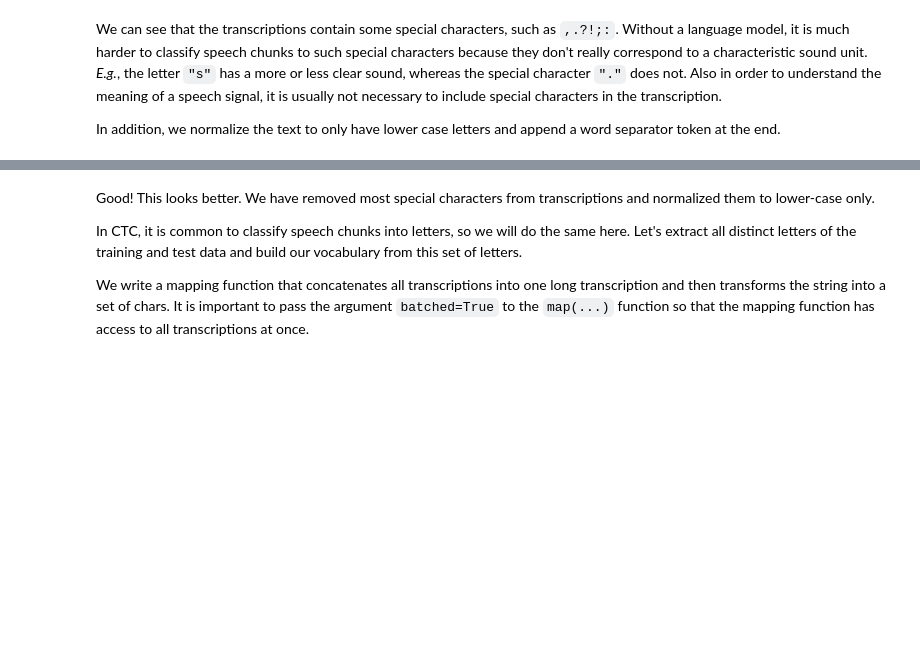
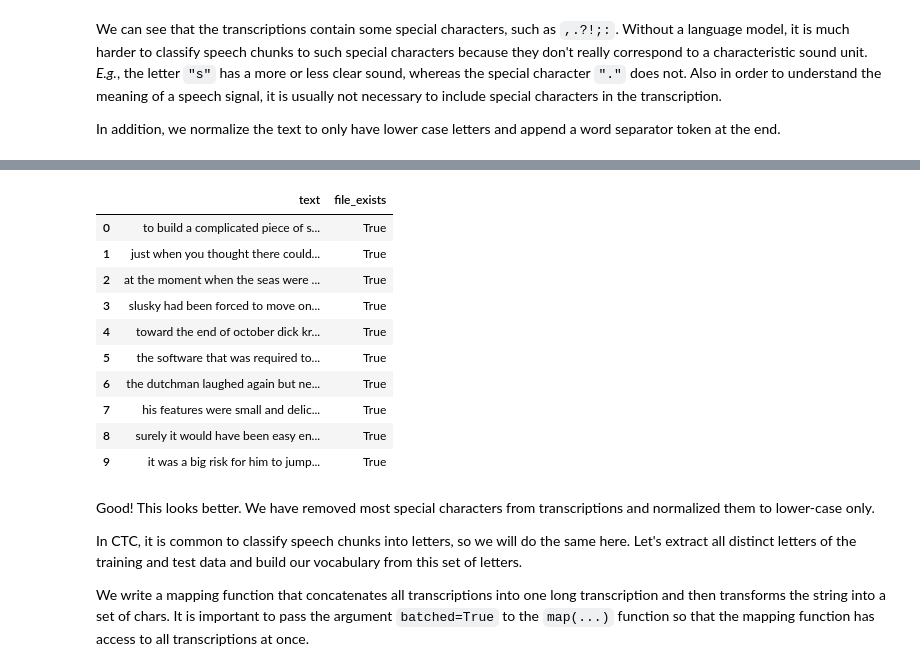
Before and after one commit to GiscardBiamby/asr_lab_gb, a Jupyter notebook: ASR_Lab-Giscard_Biamby.ipynb, the cells around one changed output, grey strips where cells are left out. Cells and saved outputs as stored; diff of their text form; code cells hidden in the pictures; blank space fills up the shorter version.

```diff
--- a/ASR_Lab-Giscard_Biamby.ipynb
+++ b/ASR_Lab-Giscard_Biamby.ipynb
@@ -156,7 +171,7 @@ Also in order to understand the meaning of a speech signal, it is usually not ne
 In addition, we normalize the text to only have lower case letters and append a word separator token at the end.
 # %%
 import re
-chars_to_ignore_regex = '[\,\?\.\!\-\;\:\"]'
+chars_to_ignore_regex = '[\,\?\.\!\-\;\:\"\@\(\)]'
 
 def remove_special_characters(batch):
     batch["text"] = re.sub(chars_to_ignore_regex, '', batch["text"]).lower() + " "
@@ -185,3 +200,17 @@ show_random_elements(data["train"].remove_columns(["file"]))
+# %%
+show_random_elements(data["validation"].remove_columns(["file"]))
+# %% [output]
+|  | text | file_exists |
+| 0 | to build a complicated piece of s... | True |
+| 1 | just when you thought there could... | True |
+| 2 | at the moment when the seas were ... | True |
+| 3 | slusky had been forced to move on... | True |
+| 4 | toward the end of october dick kr... | True |
+| 5 | the software that was required to... | True |
+| 6 | the dutchman laughed again but ne... | True |
+| 7 | his features were small and delic... | True |
+| 8 | surely it would have been easy en... | True |
+| 9 | it was a big risk for him to jump... | True |
 # %% [markdown]
 Good! This looks better. We have removed most special characters from transcriptions and normalized them to lower-case only.
 
```
Also changed, not shown: parts of 27 cells of this notebook, 1 other file.
